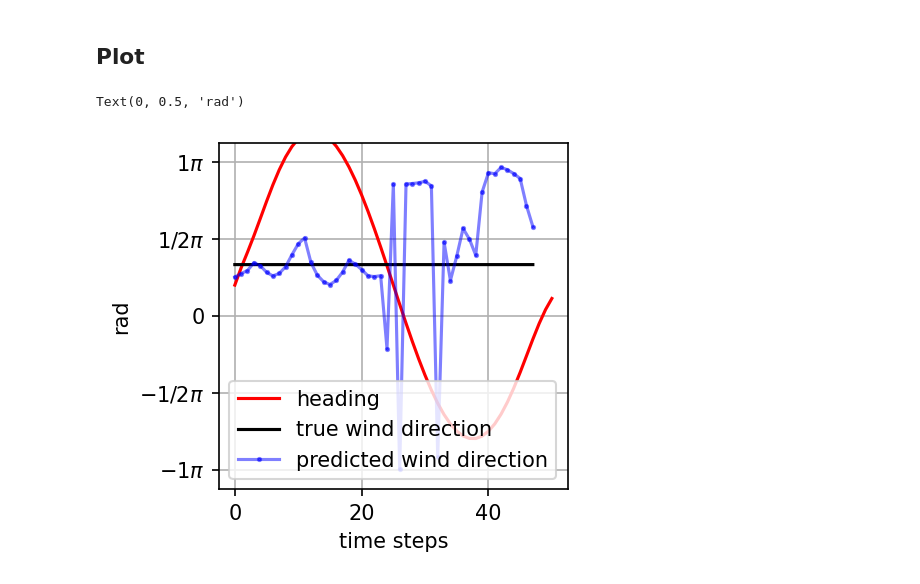
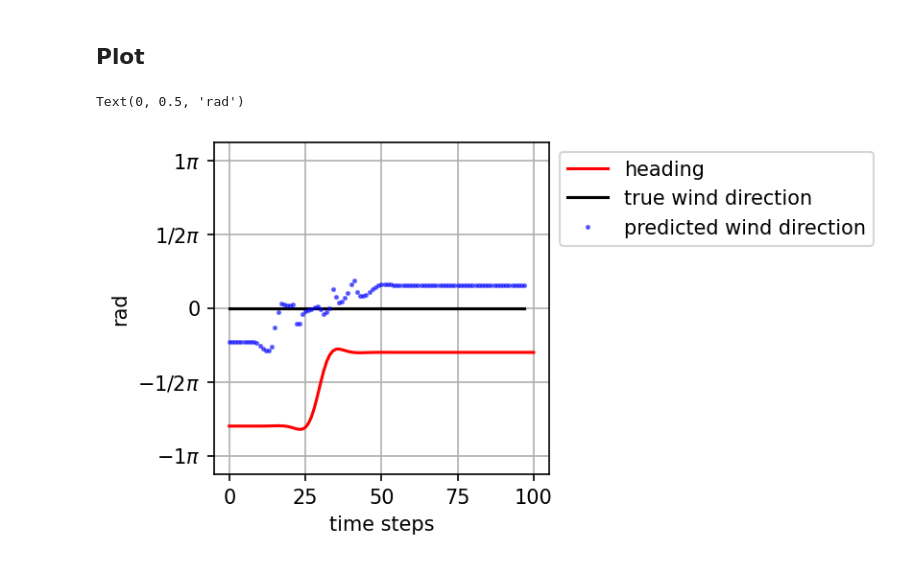
Before and after one commit to BenCellini/wind-observer, a Jupyter notebook: make/train_network.ipynb, the cells around one changed output. Saved outputs shown, nothing was run; the diff lists cells and outputs as text; code cells hidden in the pictures.

```diff
--- a/make/train_network.ipynb
+++ b/make/train_network.ipynb
@@ -370,19 +338,19 @@ model_load = keras.models.load_model(save_nn_path)
 # %%
 fs = 100.0
 dt = 1/fs
-T = 0.5
+T = 1.0
 n_point = int((T * fs) + 1)
 tsim = dt * (np.linspace(1.0, n_point, n_point) - 1)
 # %%
 v_para = 0.5 * np.ones_like(tsim)
 v_perp = 0.0 * np.ones_like(tsim)
-phi = 0.2*np.pi + np.pi * np.sin(2*np.pi*2.0*tsim)
-w = 20.20 * np.ones_like(tsim)
-zeta = (np.pi/3) * np.ones_like(tsim)
+phi = 0.4*np.pi + np.pi/2 * np.sin(2*np.pi*1.0*tsim)
+w = 0.4 * np.ones_like(tsim)
+zeta = 0.0 * (np.pi) * np.ones_like(tsim)
 
 # zeta = 0.0*np.pi + np.pi * np.sin(2*np.pi*1.0*tsim)
 # v_para = 0.5 + 0.2 * np.sin(2*np.pi*3.3*tsim)
-# phi = (np.pi/5)* np.ones_like(tsim)
-# phi[0:20:] = phi[0] + np.pi/2
-
+phi = 1.2*(np.pi/1)* np.ones_like(tsim)
+phi[30:] = phi[0] + np.pi/2
+phi = np.unwrap(utils.wrapToPi(phi))
 # w = 7.0 + 1.2*np.sin(2*np.pi*2.0*tsim)
@@ -419,8 +388,8 @@ np.round(data, 5)
 ## Get testing data
 # %%
 Z = data.loc[:, input_names + output_names]
-Z['phi'] = utils.wrapTo2Pi(Z['phi'])
-Z['gamma'] = utils.wrapTo2Pi(Z['gamma'])
+Z['phi'] = utils.wrapToPi(Z['phi'])
+Z['gamma'] = utils.wrapToPi(Z['gamma'])
 # Z
 # %%
 Zaug = utils.collect_offset_rows(Z, aug_column_names=input_names,
@@ -467,16 +432,16 @@ zeta_nn = np.arctan2(Y_nn[:, 1], Y_nn[:, 0])
 # %%
 fig, ax = plt.subplots(1, 1, figsize=(3, 3), dpi=150)
 
 ax.plot(mpc.sim_data_df.phi, 'r', label='heading')
 ax.plot(zeta_true, 'k', label='true wind direction', markersize=3)
-ax.plot(zeta_nn, '.-', label='predicted wind direction',  markersize=3, alpha=0.5, color='blue')
+ax.plot(utils.wrapToPi(zeta_nn), '.', label='predicted wind direction',  markersize=3, alpha=0.5, color='blue')
 
 ff.pi_yaxis(ax)
 ax.grid()
-ax.legend()
+ax.legend(bbox_to_anchor=(2.0, 1.0))
 
 ax.set_xlabel('time steps')
 ax.set_ylabel('rad')
 # %% [output]
 Text(0, 0.5, 'rad')
-[figure, old version]
+[figure, new version]
```
Also changed, not shown: parts of 34 cells of this notebook, 1 other file.
